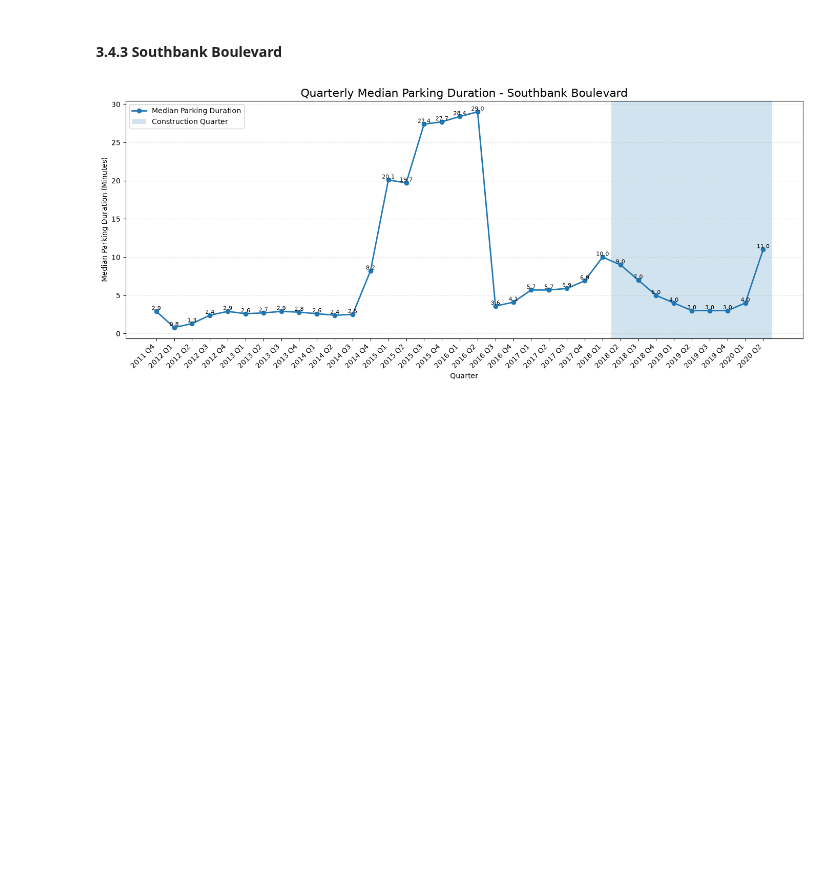
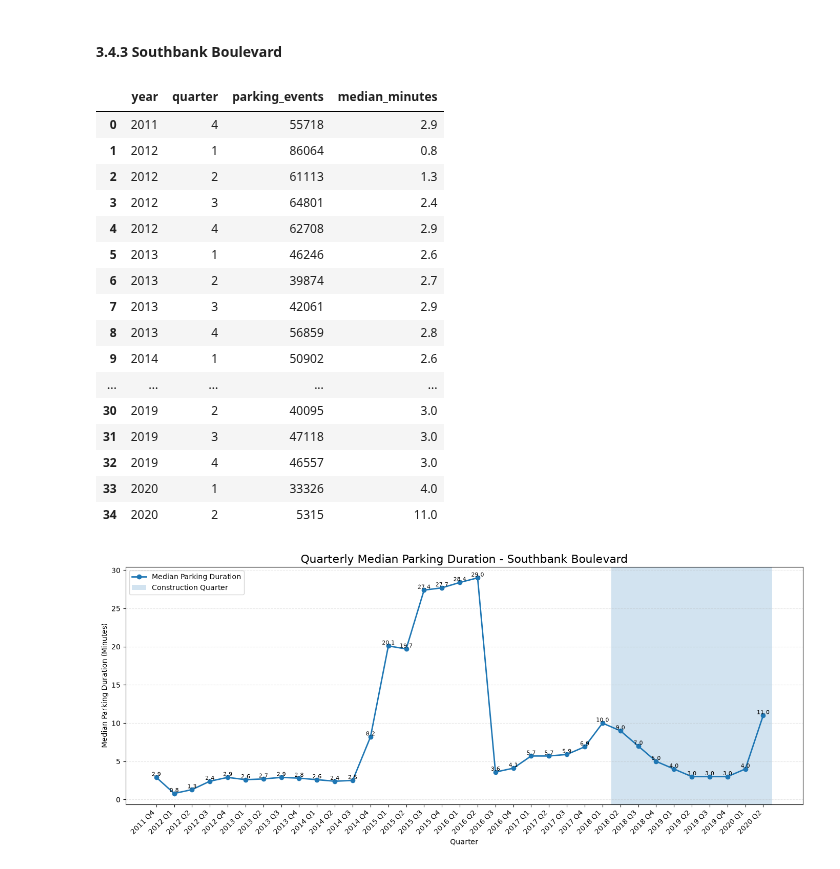
Before and after one commit to rooien/urban-analysis, a Jupyter notebook: team_b/notebooks/thanya/02_sensor_cleaning_eda_duckdb.ipynb, the cells around one changed output. Saved outputs shown, nothing was run; the diff lists cells and outputs as text; code cells hidden in the pictures; blank space fills up the shorter version.

Commit message:
Update parking sensor cleaning and EDA notebook

```diff
--- a/team_b/notebooks/thanya/02_sensor_cleaning_eda_duckdb.ipynb
+++ b/team_b/notebooks/thanya/02_sensor_cleaning_eda_duckdb.ipynb
@@ -2245,21 +2218,41 @@ Albert Street was under construction during 2017 Q4–2018 Q2 and 2019 Q4–2020
 # %%
 # Calculate quarterly median parking duration
 southbank_quarterly = con.execute("""
 SELECT
     source_year AS year,
     QUARTER(arrival_time) AS quarter,
     COUNT(*) AS parking_events,
     ROUND(MEDIAN(duration_seconds) / 60, 1) AS median_minutes
 FROM parking_sensor_matched
 WHERE street_name = 'SOUTHBANK BOULEVARD'
     AND duration_seconds > 0
 GROUP BY
     source_year,
     QUARTER(arrival_time)
 ORDER BY
     year,
     quarter
 """).fetchdf()
+
+southbank_quarterly
+# %% [output]
+|  | year | quarter | parking_events | median_minutes |
+| 0 | 2011 | 4 | 55718 | 2.9 |
+| 1 | 2012 | 1 | 86064 | 0.8 |
+| 2 | 2012 | 2 | 61113 | 1.3 |
+| 3 | 2012 | 3 | 64801 | 2.4 |
+| 4 | 2012 | 4 | 62708 | 2.9 |
+| 5 | 2013 | 1 | 46246 | 2.6 |
+| 6 | 2013 | 2 | 39874 | 2.7 |
+| 7 | 2013 | 3 | 42061 | 2.9 |
+| 8 | 2013 | 4 | 56859 | 2.8 |
+| 9 | 2014 | 1 | 50902 | 2.6 |
+| ... | ... | ... | ... | ... |
+| 30 | 2019 | 2 | 40095 | 3.0 |
+| 31 | 2019 | 3 | 47118 | 3.0 |
+| 32 | 2019 | 4 | 46557 | 3.0 |
+| 33 | 2020 | 1 | 33326 | 4.0 |
+| 34 | 2020 | 2 | 5315 | 11.0 |
 # %%
 # Create calendar quarter label
 southbank_quarterly["period"] = (
```
Also changed, not shown: parts of 2 cells of this notebook.
